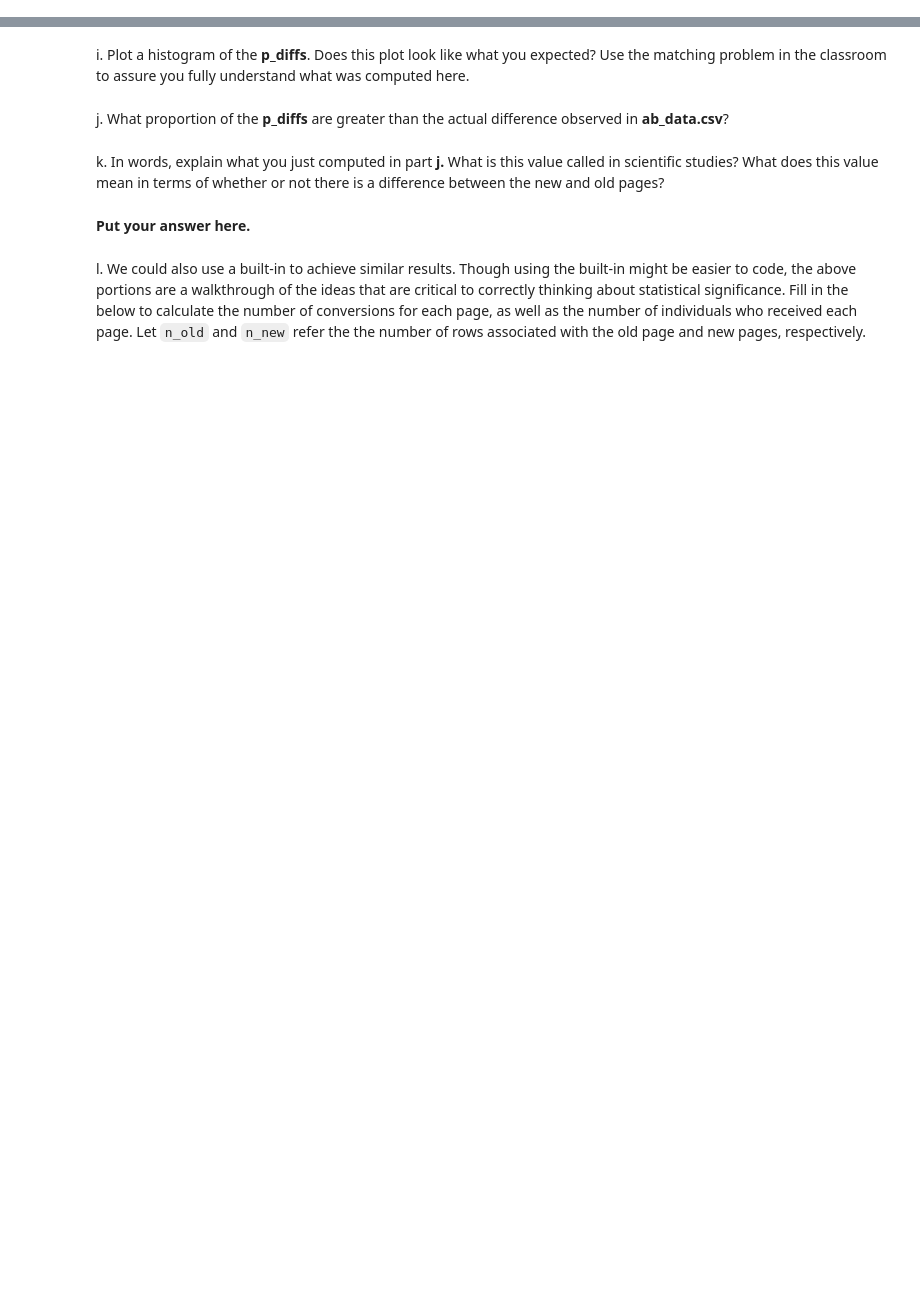
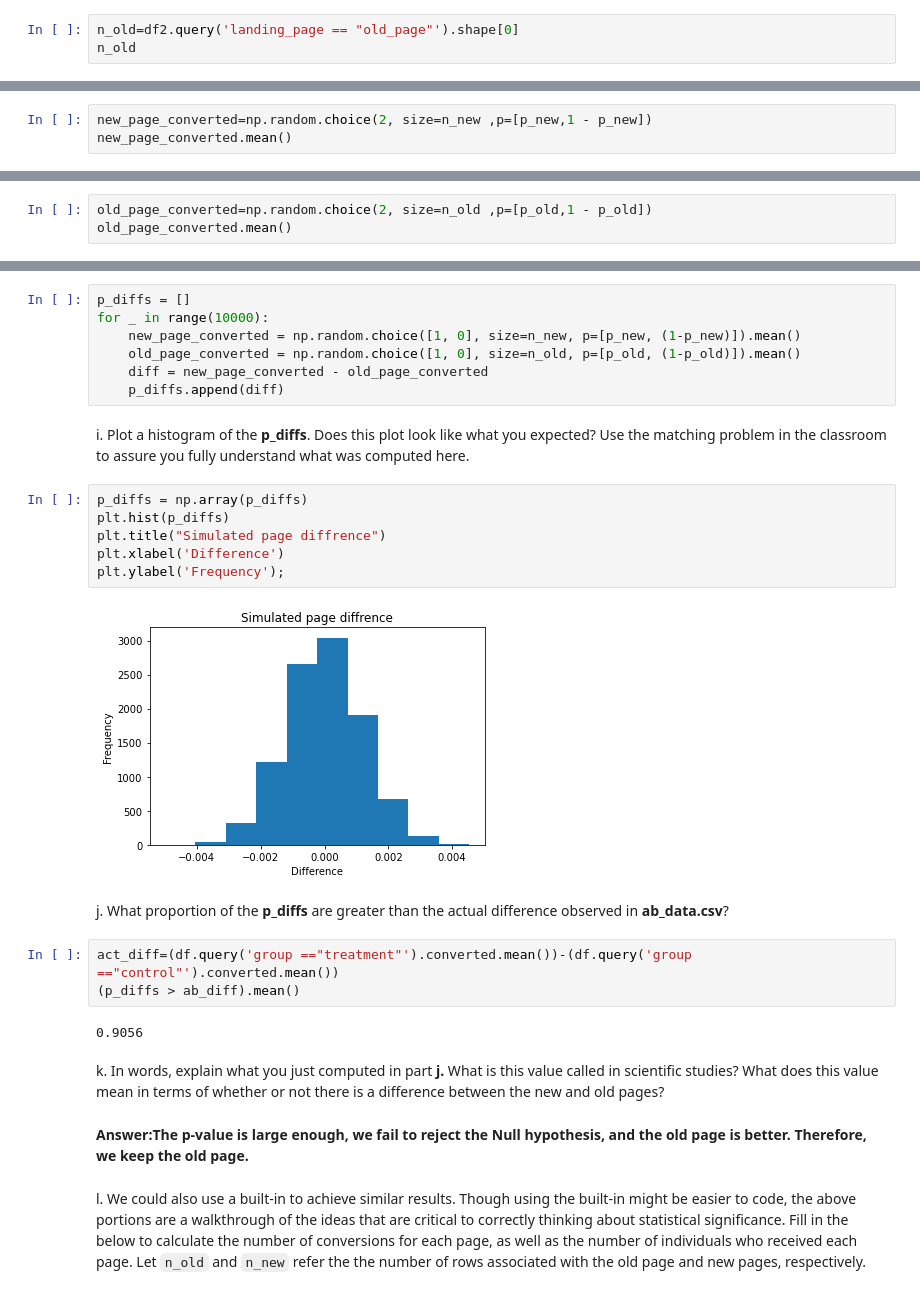
Before and after one commit to Lindaxu93/A-B-Testing-, a Jupyter notebook: Analyze_ab_test_results_notebook.ipynb, the cells around one changed output, grey strips where cells are left out. Drawn from its saved outputs; the diff is of its cells as text; blank space fills up the shorter version.

```diff
--- a/Analyze_ab_test_results_notebook.ipynb
+++ b/Analyze_ab_test_results_notebook.ipynb
@@ -107,2 +222,5 @@ c. What is $n_{new}$?
 # %% [markdown]
 d. What is $n_{old}$?
+# %%
+n_old=df2.query('landing_page == "old_page"').shape[0]
+n_old
@@ -109,2 +229,5 @@ d. What is $n_{old}$?
 # %% [markdown]
 e. Simulate $n_{new}$ transactions with a convert rate of $p_{new}$ under the null.  Store these $n_{new}$ 1's and 0's in **new_page_converted**.
+# %%
+new_page_converted=np.random.choice(2, size=n_new ,p=[p_new,1 - p_new])
+new_page_converted.mean()
@@ -111,2 +236,5 @@ e. Simulate $n_{new}$ transactions with a convert rate of $p_{new}$ under the nu
 # %% [markdown]
 f. Simulate $n_{old}$ transactions with a convert rate of $p_{old}$ under the null.  Store these $n_{old}$ 1's and 0's in **old_page_converted**.
+# %%
+old_page_converted=np.random.choice(2, size=n_old ,p=[p_old,1 - p_old])
+old_page_converted.mean()
@@ -115,12 +249,32 @@ g. Find $p_{new}$ - $p_{old}$ for your simulated values from part (e) and (f).
 # %% [markdown]
 h. Simulate 10,000 $p_{new}$ - $p_{old}$ values using this same process similarly to the one you calculated in parts **a. through g.** above.  Store all 10,000 values in a numpy array called **p_diffs**.
+# %%
+p_diffs = []
+for _ in range(10000):
+    new_page_converted = np.random.choice([1, 0], size=n_new, p=[p_new, (1-p_new)]).mean()
+    old_page_converted = np.random.choice([1, 0], size=n_old, p=[p_old, (1-p_old)]).mean()
+    diff = new_page_converted - old_page_converted
+    p_diffs.append(diff)
 # %% [markdown]
 i. Plot a histogram of the **p_diffs**.  Does this plot look like what you expected?  Use the matching problem in the classroom to assure you fully understand what was computed here.
+# %%
+p_diffs = np.array(p_diffs)
+plt.hist(p_diffs)
+plt.title("Simulated page diffrence")
+plt.xlabel('Difference')
+plt.ylabel('Frequency');
+# %% [output]
+[figure, added]
 # %% [markdown]
 j. What proportion of the **p_diffs** are greater than the actual difference observed in **ab_data.csv**?
+# %%
+act_diff=(df.query('group =="treatment"').converted.mean())-(df.query('group =="control"').converted.mean())
+(p_diffs > ab_diff).mean()
+# %% [output]
+0.9056
 # %% [markdown]
 k. In words, explain what you just computed in part **j.**  What is this value called in scientific studies?  What does this value mean in terms of whether or not there is a difference between the new and old pages?
-# %% [markdown]
-**Put your answer here.**
+# %% [markdown]
+**Answer:The p-value is large enough, we fail to reject the Null hypothesis, and the old page is better. Therefore, we keep the old page.**
 # %% [markdown]
 l. We could also use a built-in to achieve similar results.  Though using the built-in might be easier to code, the above portions are a walkthrough of the ideas that are critical to correctly thinking about statistical significance. Fill in the below to calculate the number of conversions for each page, as well as the number of individuals who received each page. Let `n_old` and `n_new` refer the the number of rows associated with the old page and new pages, respectively.
```
Also changed, not shown: parts of 53 cells of this notebook, 1 other file.
